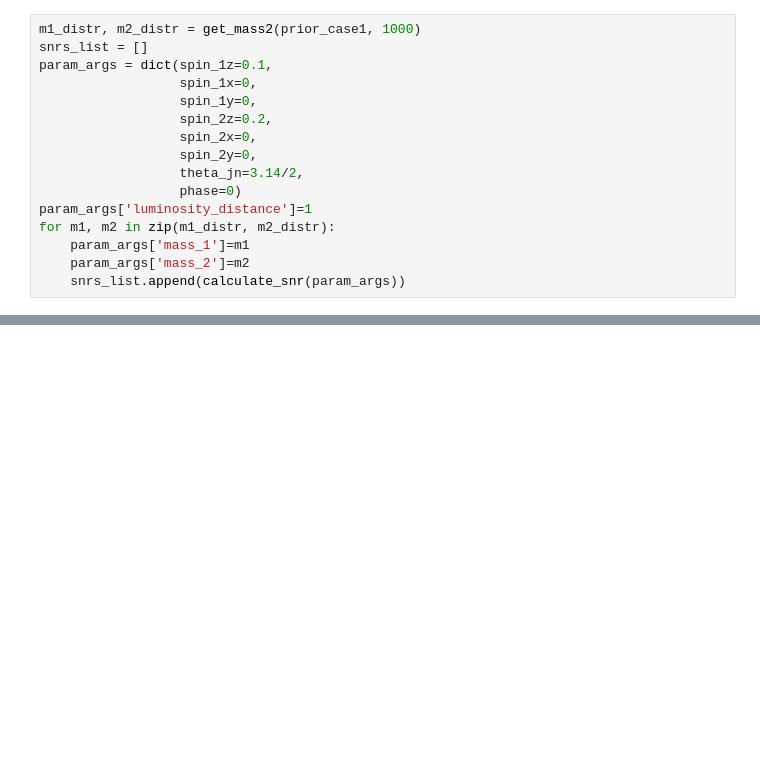
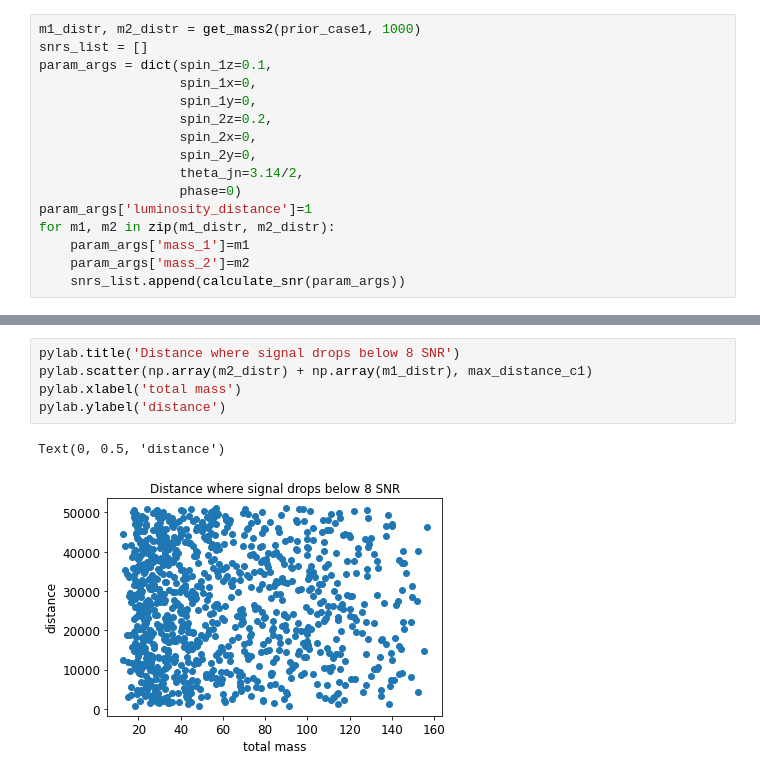
Before and after one commit to danielahyano/ligo-summer-2022, a Jupyter notebook: mass_distribution_power_law.ipynb, the cells around one changed output, grey strips where cells are left out. Drawn from its saved outputs; the diff is of its cells as text; blank space fills up the shorter version.

Commit message:
added total mass plot

```diff
--- a/mass_distribution_power_law.ipynb
+++ b/mass_distribution_power_law.ipynb
@@ -153,0 +154,8 @@ Text(0, 0.5, 'distance')
+# %%
+pylab.title('Distance where signal drops below 8 SNR')
+pylab.scatter(np.array(m2_distr) + np.array(m1_distr), max_distance_c1)
+pylab.xlabel('total mass')
+pylab.ylabel('distance')
+# %% [output]
+Text(0, 0.5, 'distance')
+[figure, added]
```
Also changed, not shown: parts of 5 cells of this notebook.
